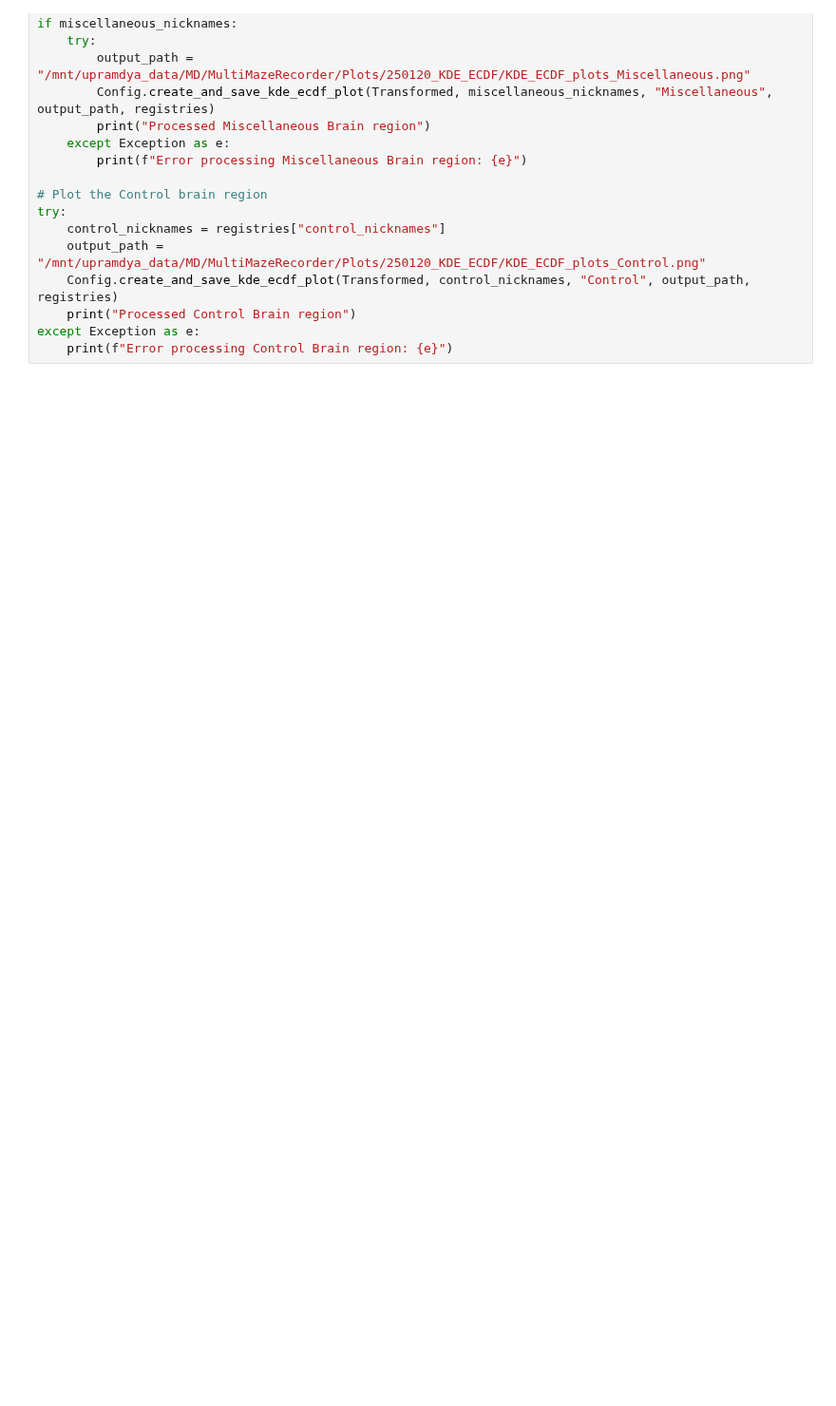
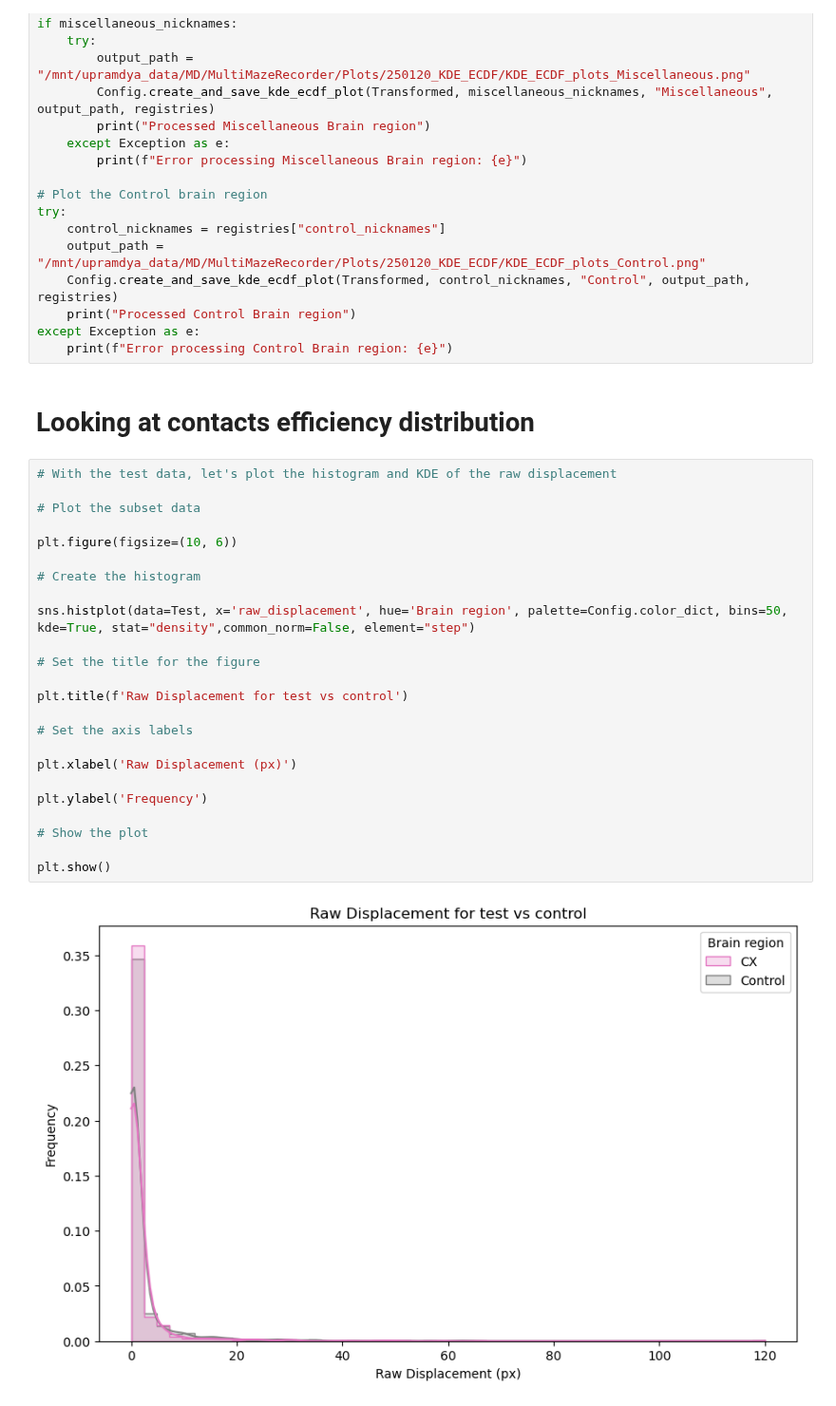
Before and after one commit to NeLy-EPFL/Tracking_Analysis, a Jupyter notebook: MazeRecorder/Analysis/TNT_Sreen_Notebooks/Contacts_analysis.ipynb, the cells around one changed output. Shown at 95% size. Drawn from its saved outputs; the diff is of its cells as text; blank space fills up the shorter version.

```diff
--- a/MazeRecorder/Analysis/TNT_Sreen_Notebooks/Contacts_analysis.ipynb
+++ b/MazeRecorder/Analysis/TNT_Sreen_Notebooks/Contacts_analysis.ipynb
@@ -261,3 +279,31 @@ try:
     print("Processed Control Brain region")
 except Exception as e:
     print(f"Error processing Control Brain region: {e}")
+# %% [markdown]
+# Looking at contacts efficiency distribution
+# %%
+# With the test data, let's plot the histogram and KDE of the raw displacement
+
+# Plot the subset data
+
+plt.figure(figsize=(10, 6))
+
+# Create the histogram
+
+sns.histplot(data=Test, x='raw_displacement', hue='Brain region', palette=Config.color_dict, bins=50, kde=True, stat="density",common_norm=False, element="step")
+
+# Set the title for the figure
+
+plt.title(f'Raw Displacement for test vs control')
+
+# Set the axis labels
+
+plt.xlabel('Raw Displacement (px)')
+
+plt.ylabel('Frequency')
+
+# Show the plot
+
+plt.show()
+# %% [output]
+[figure, added]
```
Also changed, not shown: parts of 5 cells of this notebook.
